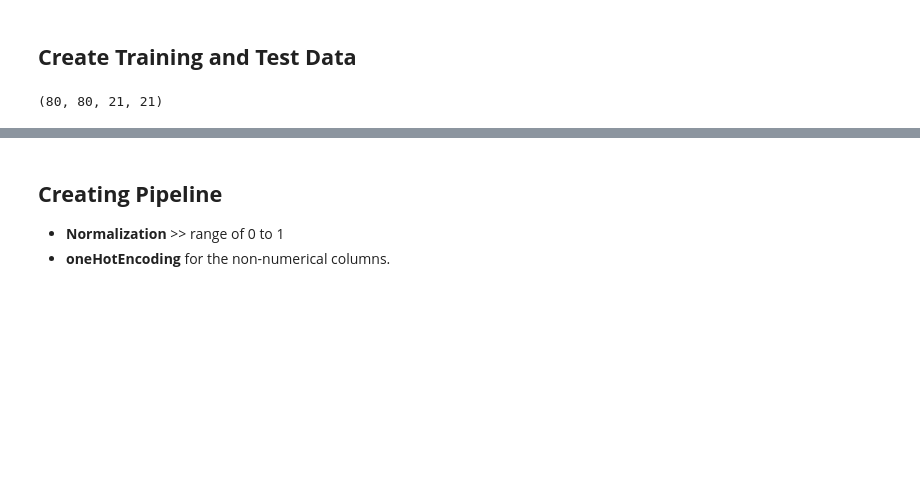
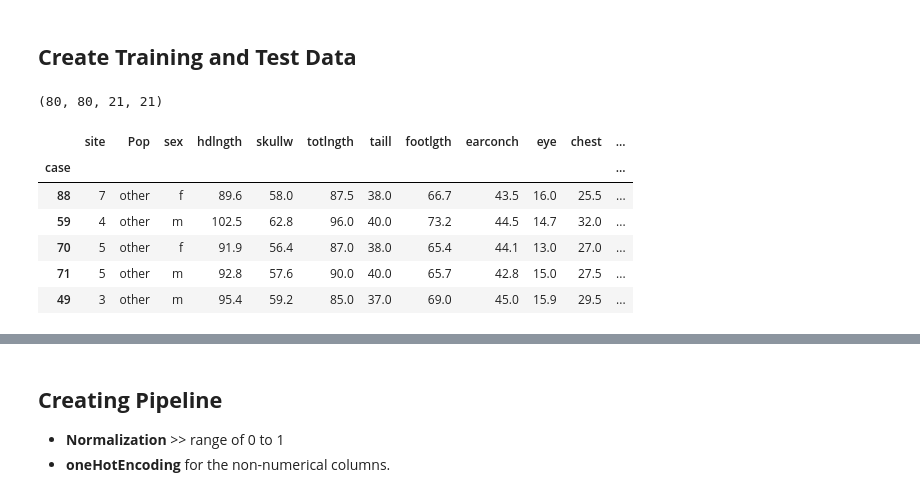
Before and after one commit to Mary-prh/Possum-Regression, a Jupyter notebook: Regression.ipynb, the cells around one changed output, grey strips where cells are left out. Cells and saved outputs as stored; diff of their text form; code cells hidden in the pictures; blank space fills up the shorter version.

```diff
--- a/Regression.ipynb
+++ b/Regression.ipynb
@@ -126,3 +126,13 @@ X_train , X_test ,y_train , y_test = train_test_split(X , y , test_size = 0.2 ,
 len(X_train) , len(y_train) , len(X_test) , len(y_test)
 # %% [output]
 (80, 80, 21, 21)
+# %%
+X_test.head()
+# %% [output]
+|  | site | Pop | sex | hdlngth | skullw | totlngth | taill | footlgth | earconch | eye | chest | ... |
+| case |  |  |  |  |  |  |  |  |  |  |  | ... |
+| 88 | 7 | other | f | 89.6 | 58.0 | 87.5 | 38.0 | 66.7 | 43.5 | 16.0 | 25.5 | ... |
+| 59 | 4 | other | m | 102.5 | 62.8 | 96.0 | 40.0 | 73.2 | 44.5 | 14.7 | 32.0 | ... |
+| 70 | 5 | other | f | 91.9 | 56.4 | 87.0 | 38.0 | 65.4 | 44.1 | 13.0 | 27.0 | ... |
+| 71 | 5 | other | m | 92.8 | 57.6 | 90.0 | 40.0 | 65.7 | 42.8 | 15.0 | 27.5 | ... |
+| 49 | 3 | other | m | 95.4 | 59.2 | 85.0 | 37.0 | 69.0 | 45.0 | 15.9 | 29.5 | ... |
```
Also changed, not shown: parts of 3 cells of this notebook.
